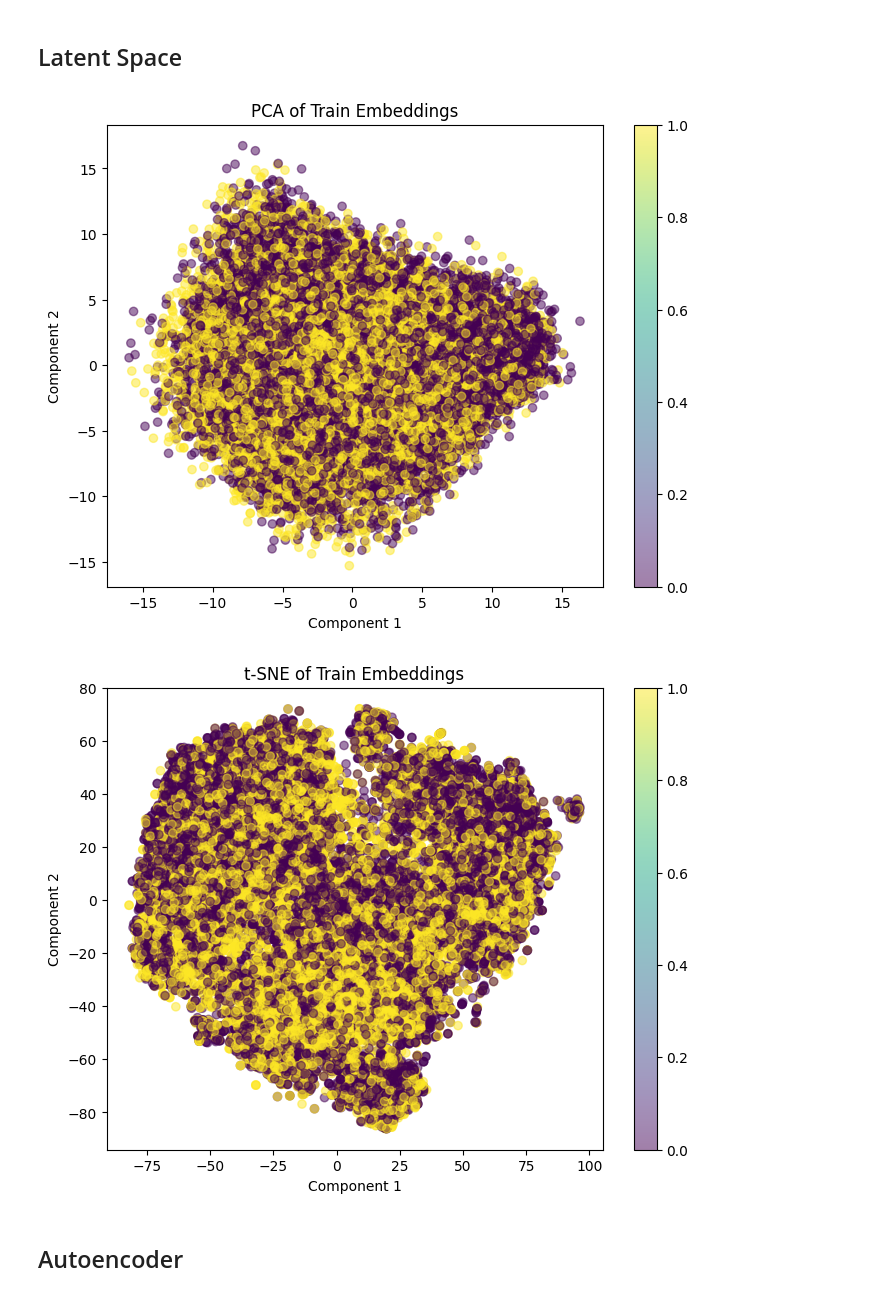
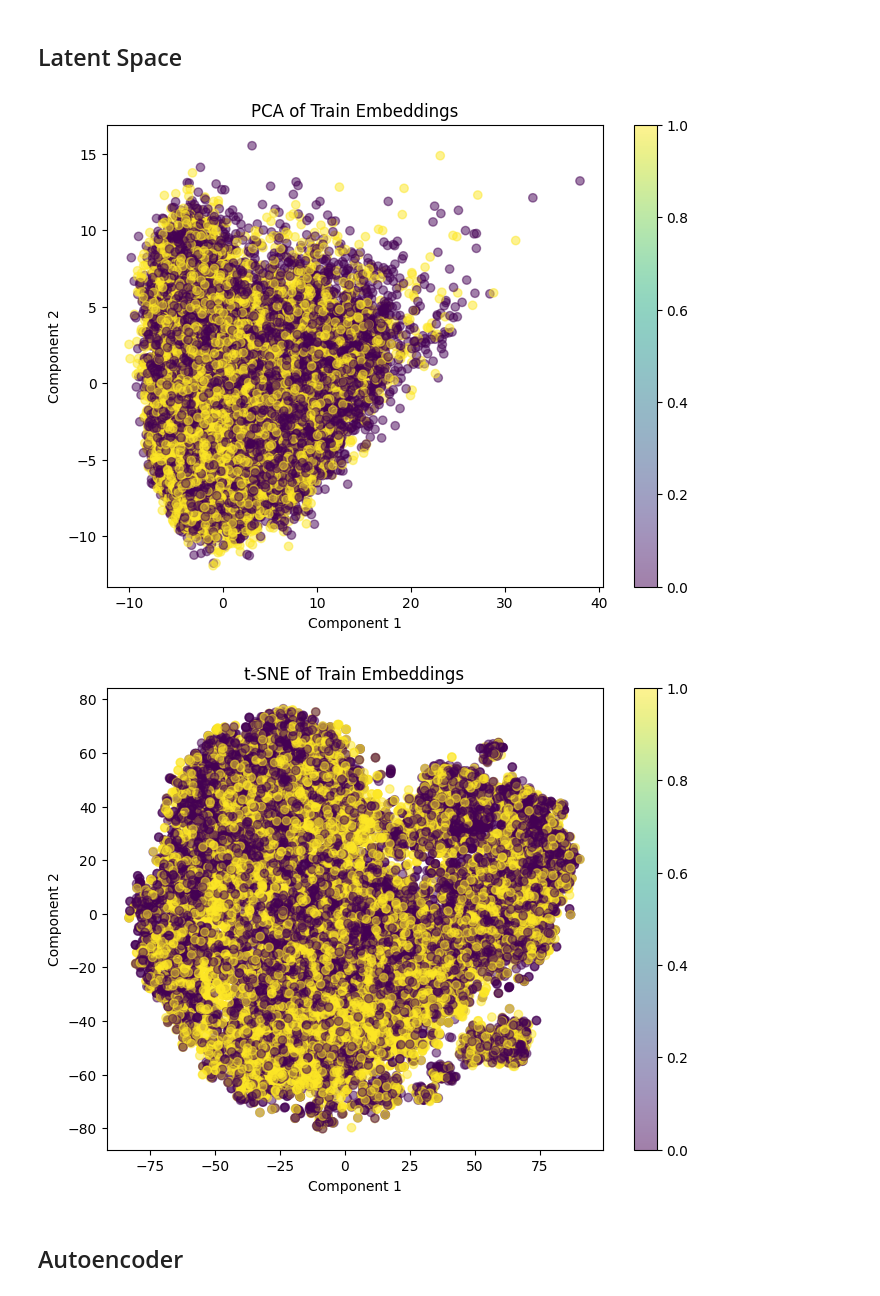
Before and after one commit to janik-j/aiinmed1, a Jupyter notebook: Exercise 3/transferlearning.ipynb, the cells around one changed output. Saved outputs shown, nothing was run; the diff lists cells and outputs as text; code cells hidden in the pictures.

Commit message:
Implemented 1c): Autoencoder, visualization and transfer learning

```diff
--- a/Exercise 3/transferlearning.ipynb
+++ b/Exercise 3/transferlearning.ipynb
@@ -281,35 +282,35 @@ def plot_embeddings(embeddings, labels, title):
     plt.title(title)
     plt.xlabel('Component 1')
     plt.ylabel('Component 2')
     plt.show()
 
-test_embeddings, test_labels = extract_embeddings(test_loader_chest, model_chest)
+test_embeddings, test_labels = extract_embeddings(test_loader_chest, model_ae)
 
 # TODO: convert labels to binary
 test_labels = torch.where(test_labels.sum(dim=1) > 0, torch.tensor([1]).to(device), torch.tensor([0]).to(device)).long()
 
 
 import numpy as np
 import matplotlib.pyplot as plt
 
 # Flatten the embeddings
 test_embeddings_flat = test_embeddings.view(test_embeddings.size(0), -1).cpu().numpy()
 
 # TODO: Apply PCA
 pca = PCA(n_components=2)
 pca_result = pca.fit_transform(test_embeddings_flat)
 
 # TODO: Apply t-SNE
 t_sne = TSNE(n_components=2)
 tsne_result = t_sne.fit_transform(test_embeddings_flat)
 
 # Plot PCA result
 plot_embeddings(pca_result, test_labels.cpu(), 'PCA of Train Embeddings')
 
 # Plot t-SNE result
 plot_embeddings(tsne_result, test_labels.cpu(), 't-SNE of Train Embeddings')
 # %% [output]
-[figure, old version]
+[figure, new version]
-[figure, old version]
+[figure, new version]
 # %% [markdown]
 ## Autoencoder
```
Also changed, not shown: parts of 10 cells of this notebook.
